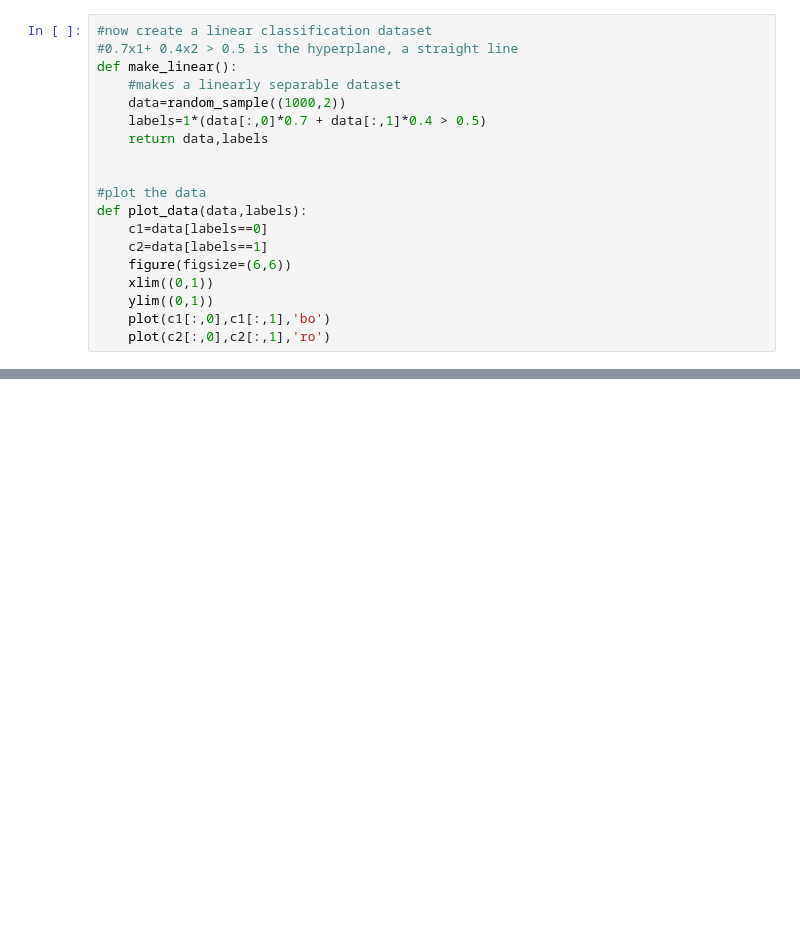
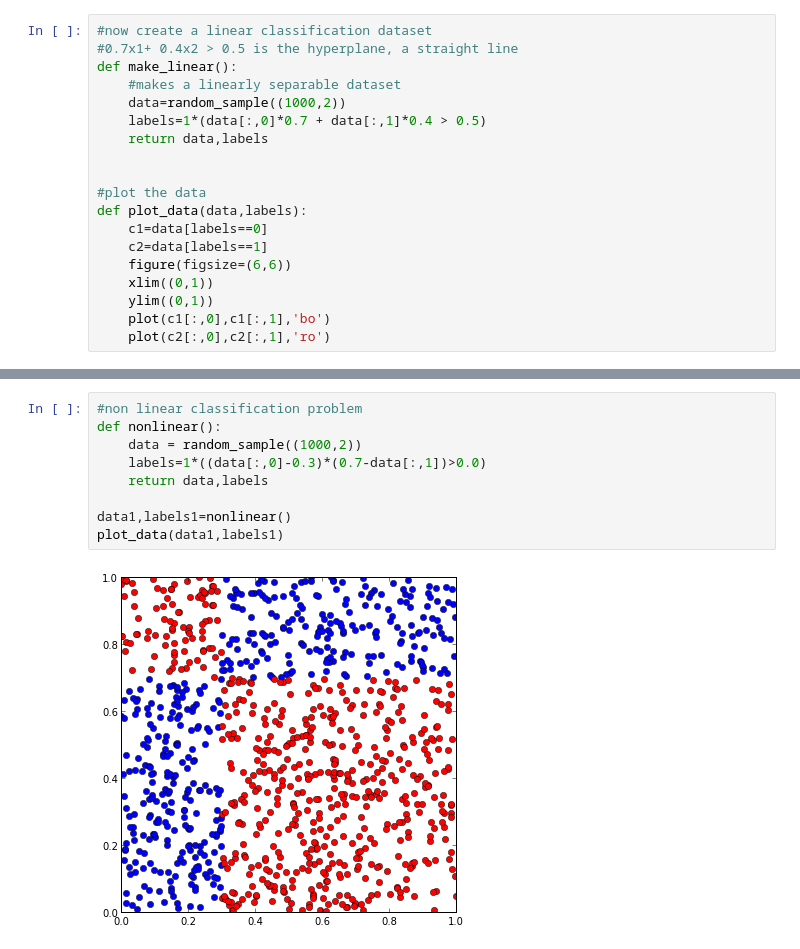
Before and after one commit to sauravbiswasiupr/RNN_pybrain, a Jupyter notebook: MLP_with_lstm_py.ipynb, the cells around one changed output, grey strips where cells are left out. Cells and saved outputs as stored; diff of their text form; blank space fills up the shorter version.

```diff
--- a/MLP_with_lstm_py.ipynb
+++ b/MLP_with_lstm_py.ipynb
@@ -99,0 +137,11 @@ Error in epoch
+# %%
+#non linear classification problem
+def nonlinear():
+    data = random_sample((1000,2))
+    labels=1*((data[:,0]-0.3)*(0.7-data[:,1])>0.0)
+    return data,labels
+
+data1,labels1=nonlinear()
+plot_data(data1,labels1)
+# %% [output]
+[figure, added]
```
Also changed, not shown: parts of 10 cells of this notebook.
